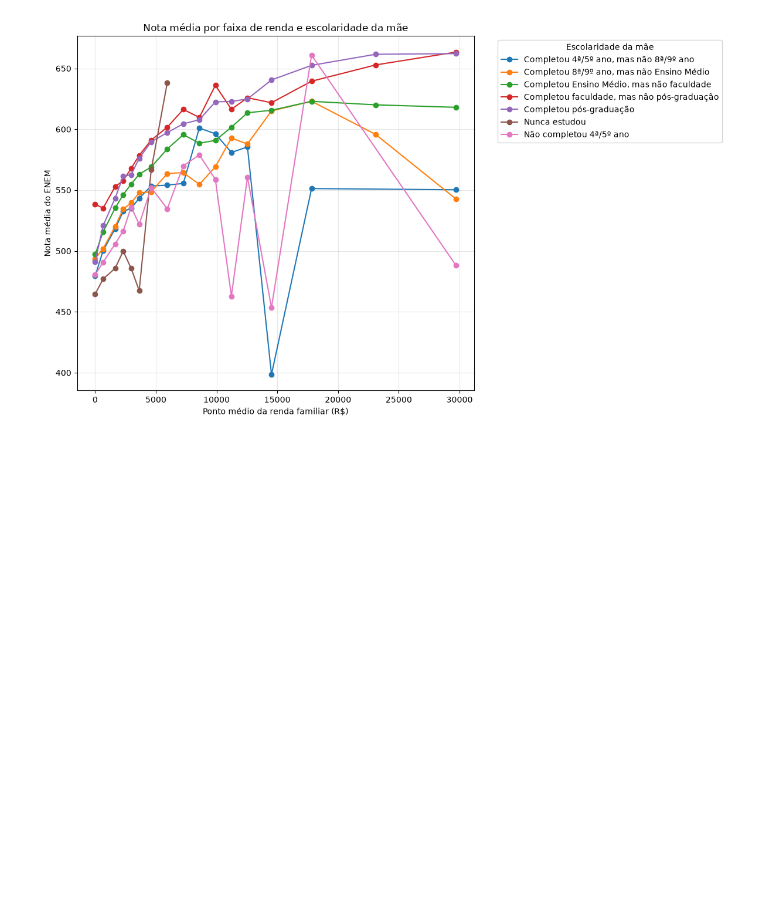
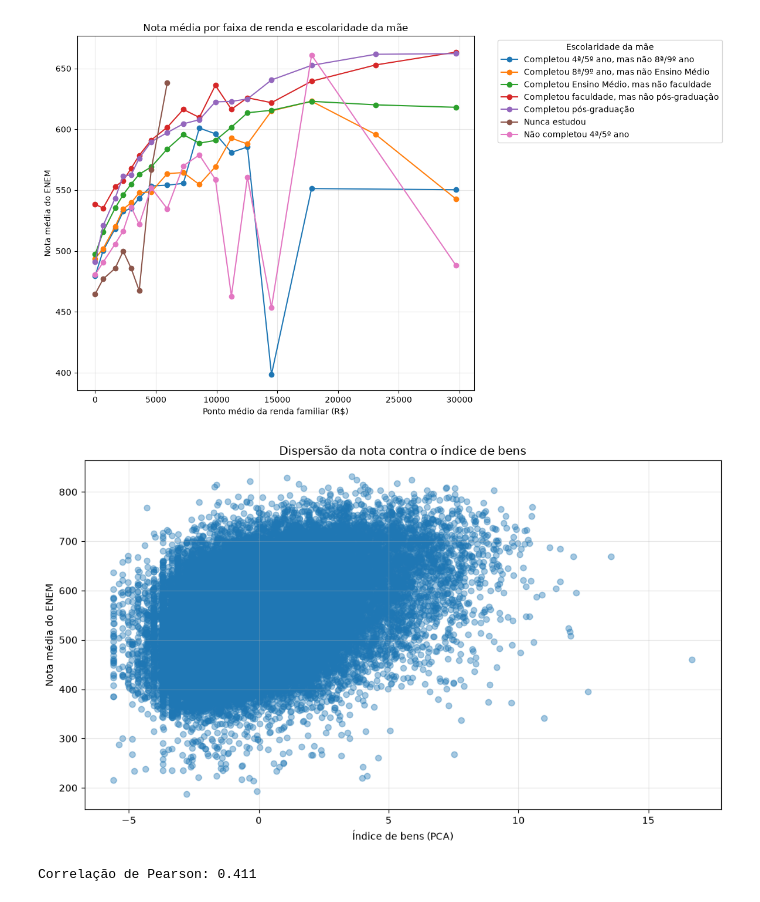
Before and after one commit to ml1-impatech/statstech-analise, a Jupyter notebook: notebooks/enem_exploration_graficos.ipynb, the cells around one changed output. Saved outputs shown, nothing was run; the diff lists cells and outputs as text; code cells hidden in the pictures; blank space fills up the shorter version.

Commit message:
Adiciona gráfico da dispersão da nota contra o ínidce de bens

```diff
--- a/notebooks/enem_exploration_graficos.ipynb
+++ b/notebooks/enem_exploration_graficos.ipynb
@@ -120,3 +120,29 @@ plt.tight_layout()
 plt.show()
 # %% [output]
 [figure]
+# %%
+asset_index_idx = np.where(names == "asset_index_1")[0][0]
+asset_index = X[:, asset_index_idx]
+# %%
+plt.figure(figsize=(10, 6))
+
+plt.scatter(
+    asset_index,
+    y,
+    alpha=0.4,
+)
+
+plt.xlabel("Índice de bens (PCA)")
+plt.ylabel("Nota média do ENEM")
+plt.title("Dispersão da nota contra o índice de bens")
+plt.grid(alpha=0.3)
+plt.tight_layout()
+plt.show()
+# %% [output]
+[figure, added]
+# %%
+r = np.corrcoef(asset_index, y)[0, 1]
+
+print(f"Correlação de Pearson: {r:.3f}")
+# %% [output]
+Correlação de Pearson: 0.411
```
